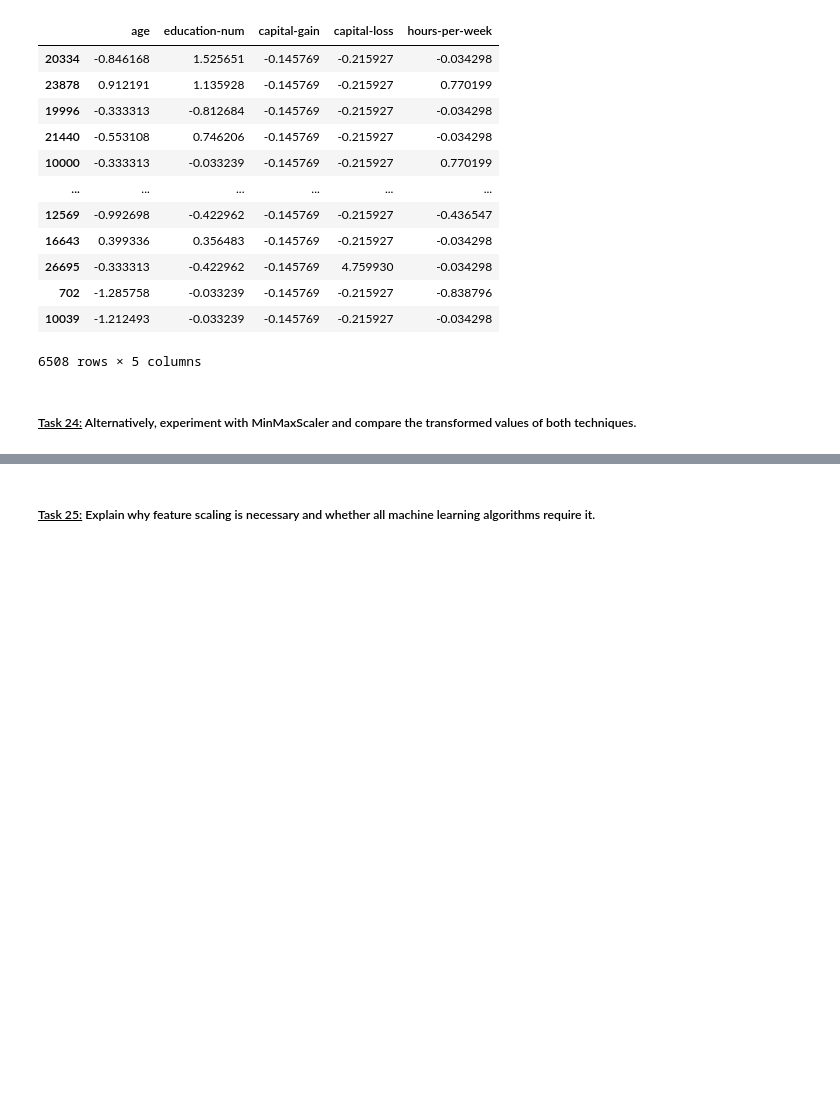
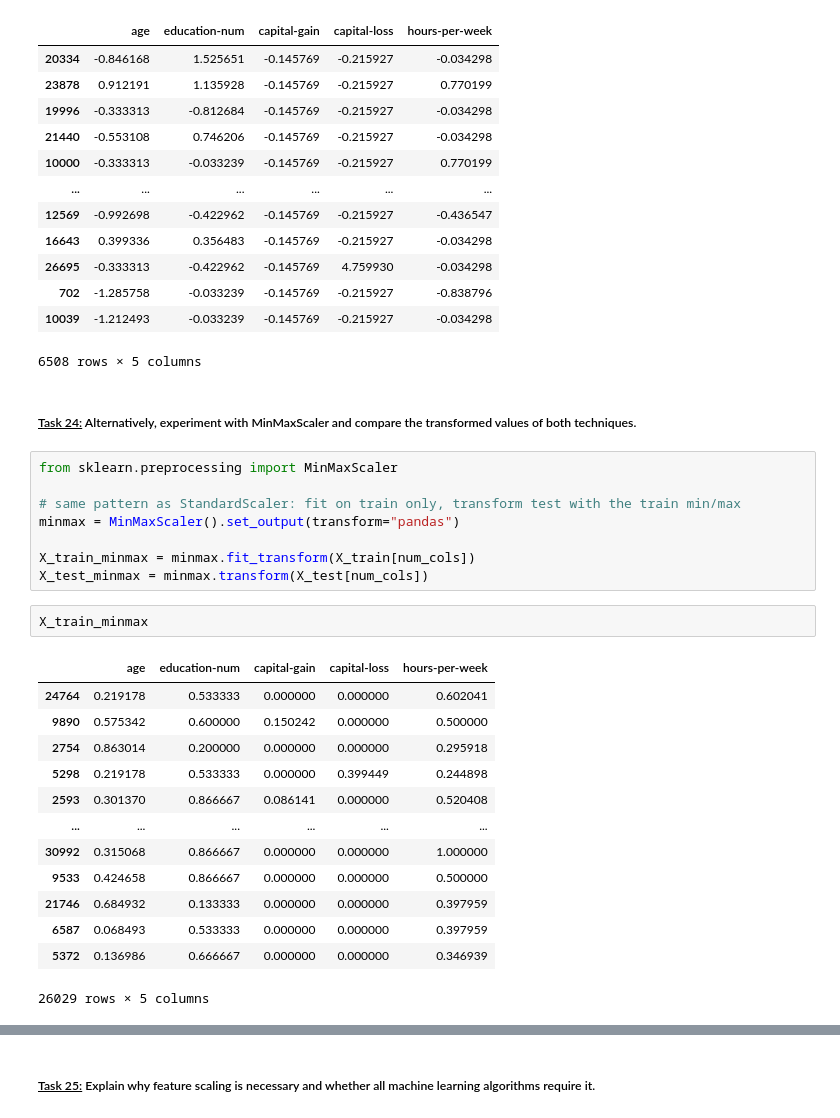
Before and after one commit to IsItHM/ML_projects, a Jupyter notebook: AI_Lab_HA_1.ipynb, the cells around one changed output, grey strips where cells are left out. Saved outputs shown, nothing was run; the diff lists cells and outputs as text; blank space fills up the shorter version.

```diff
--- a/AI_Lab_HA_1.ipynb
+++ b/AI_Lab_HA_1.ipynb
@@ -844,3 +844,27 @@ X_test_scaled
 # %% [markdown]
 <h5><u>Task 24:</u> Alternatively, experiment with MinMaxScaler and compare the transformed values of
 both techniques.</h5>
+# %%
+from sklearn.preprocessing import MinMaxScaler
+
+# same pattern as StandardScaler: fit on train only, transform test with the train min/max
+minmax = MinMaxScaler().set_output(transform="pandas")
+
+X_train_minmax = minmax.fit_transform(X_train[num_cols])
+X_test_minmax = minmax.transform(X_test[num_cols])
+# %%
+X_train_minmax
+# %% [output]
+|  | age | education-num | capital-gain | capital-loss | hours-per-week |
+| 24764 | 0.219178 | 0.533333 | 0.000000 | 0.000000 | 0.602041 |
+| 9890 | 0.575342 | 0.600000 | 0.150242 | 0.000000 | 0.500000 |
+| 2754 | 0.863014 | 0.200000 | 0.000000 | 0.000000 | 0.295918 |
+| 5298 | 0.219178 | 0.533333 | 0.000000 | 0.399449 | 0.244898 |
+| 2593 | 0.301370 | 0.866667 | 0.086141 | 0.000000 | 0.520408 |
+| ... | ... | ... | ... | ... | ... |
+| 30992 | 0.315068 | 0.866667 | 0.000000 | 0.000000 | 1.000000 |
+| 9533 | 0.424658 | 0.866667 | 0.000000 | 0.000000 | 0.500000 |
+| 21746 | 0.684932 | 0.133333 | 0.000000 | 0.000000 | 0.397959 |
+| 6587 | 0.068493 | 0.533333 | 0.000000 | 0.000000 | 0.397959 |
+| 5372 | 0.136986 | 0.666667 | 0.000000 | 0.000000 | 0.346939 |
+26029 rows × 5 columns
```
Also changed, not shown: parts of 10 cells of this notebook.
